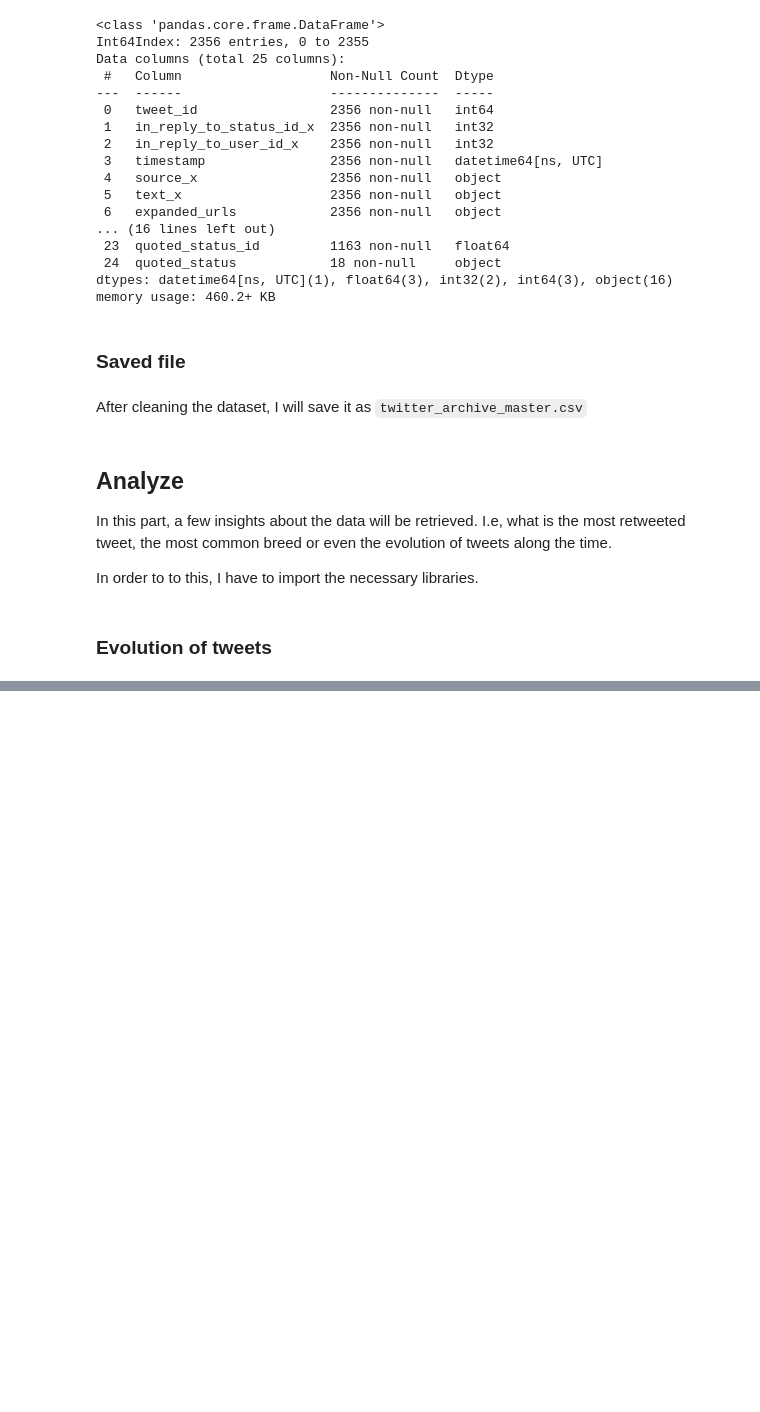
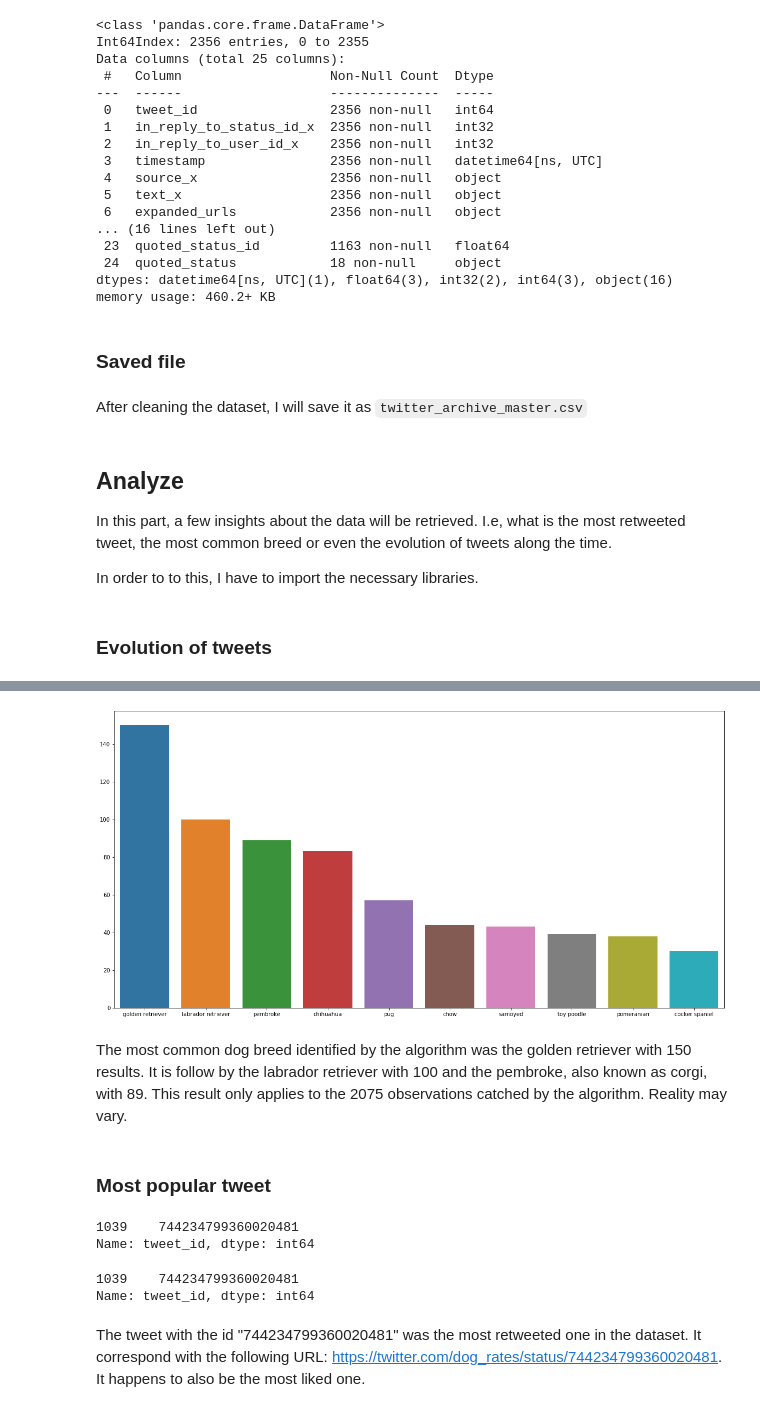
Before and after one commit to aingelmo/aingelmo.github.io, a Jupyter notebook: Project_5_Wrange and Analyze Data/wrangle_act.ipynb, the cells around one changed output, grey strips where cells are left out. Drawn from its saved outputs; the diff is of its cells as text; code cells hidden in the pictures; blank space fills up the shorter version.

```diff
--- a/Project_5_Wrange and Analyze Data/wrangle_act.ipynb
+++ b/Project_5_Wrange and Analyze Data/wrangle_act.ipynb
@@ -571,0 +607,27 @@ df_clean.timestamp.hist();
+# %%
+#Define values
+breeds = df_img_clean["p1"].value_counts().index[0:10]
+counts = df_img_clean["p1"].value_counts().values[0:10]
+#Plot the graph
+figure(figsize=(20,10))
+sns.barplot(breeds, counts);
+# %% [output]
+[figure, added]
+# %% [markdown]
+The most common dog breed identified by the algorithm was the golden retriever with 150 results. It is follow by the labrador retriever with 100 and the pembroke, also known as corgi, with 89. This result only applies to the 2075 observations catched by the algorithm. Reality may vary.
+# %% [markdown]
+### Most popular tweet
+# %%
+#Most Retweeted
+df_clean.sort_values("retweet_count", ascending=False).tweet_id.head(1)
+# %% [output]
+1039    744234799360020481
+Name: tweet_id, dtype: int64
+# %%
+#Most Liked
+df_clean.sort_values("favorite_count", ascending=False).tweet_id.head(1)
+# %% [output]
+1039    744234799360020481
+Name: tweet_id, dtype: int64
+# %% [markdown]
+The tweet with the id "744234799360020481" was the most retweeted one in the dataset. It correspond with the following URL: https://twitter.com/dog_rates/status/744234799360020481. It happens to also be the most liked one.
```
Also changed, not shown: parts of 14 cells of this notebook.
